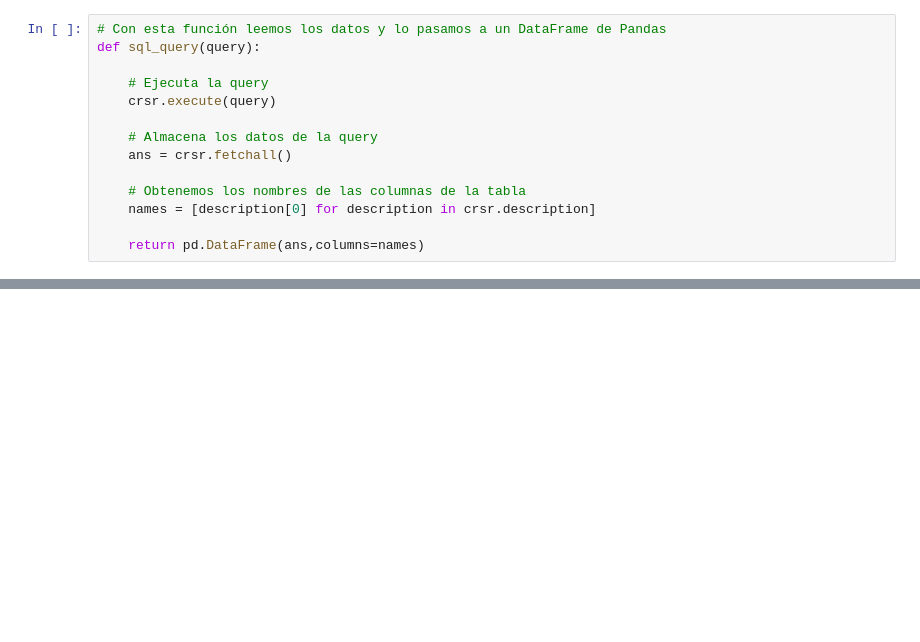
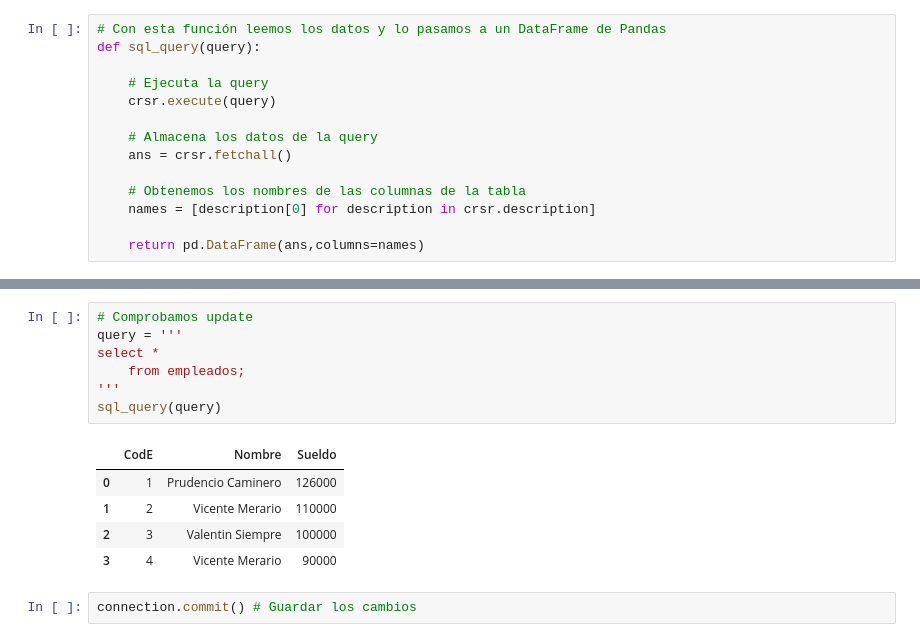
Before and after one commit to urkomen/2026-02-BILBAO-FT-Data-Science, a Jupyter notebook: 2-Data_Analysis/8-BBDD/SQL/Teoria/SQL_Python/ejercicio/Ejercicio SQL crear DDBB_urko.ipynb, the cells around one changed output, grey strips where cells are left out. Saved outputs shown, nothing was run; the diff lists cells and outputs as text; blank space fills up the shorter version.

```diff
--- a/2-Data_Analysis/8-BBDD/SQL/Teoria/SQL_Python/ejercicio/Ejercicio SQL crear DDBB_urko.ipynb
+++ b/2-Data_Analysis/8-BBDD/SQL/Teoria/SQL_Python/ejercicio/Ejercicio SQL crear DDBB_urko.ipynb
@@ -113,0 +373,15 @@ crsr.execute(query);
+# %%
+# Comprobamos update
+query = '''
+select *
+    from empleados;
+'''
+sql_query(query)
+# %% [output]
+|  | CodE | Nombre | Sueldo |
+| 0 | 1 | Prudencio Caminero | 126000 |
+| 1 | 2 | Vicente Merario | 110000 |
+| 2 | 3 | Valentin Siempre | 100000 |
+| 3 | 4 | Vicente Merario | 90000 |
+# %%
+connection.commit() # Guardar los cambios
```
Also changed, not shown: parts of 50 cells of this notebook, 2 other files.
